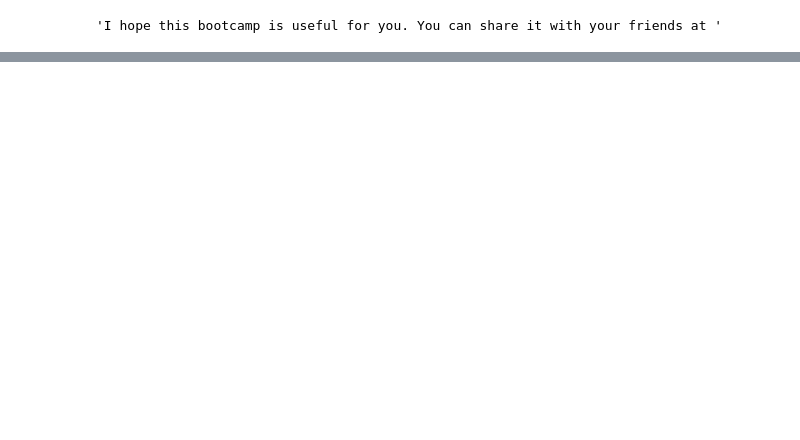
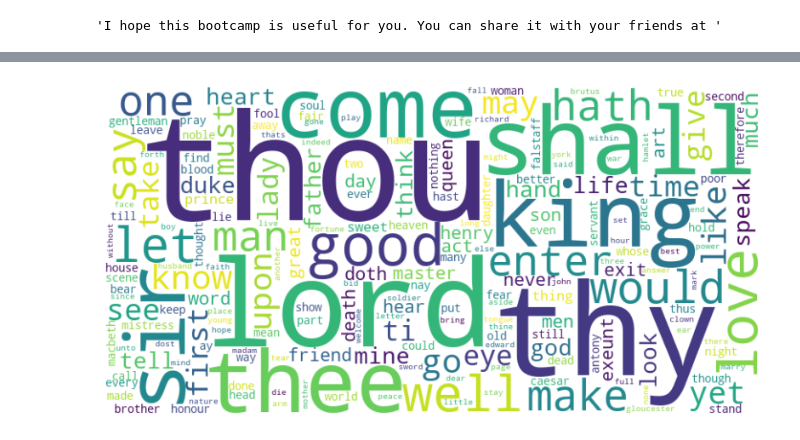
Before and after one commit to Kushagra-o7/NLP_Bootcamp, a Jupyter notebook: NLP_Assignment.ipynb, the cells around one changed output, grey strips where cells are left out. Drawn from its saved outputs; the diff is of its cells as text; code cells hidden in the pictures; blank space fills up the shorter version.

```diff
--- a/NLP_Assignment.ipynb
+++ b/NLP_Assignment.ipynb
@@ -40,8 +42,8 @@ def remove_urls(text):
     return url_pattern.sub(r'', text)
 
 # Example usage
-text = "I hope this bootcamp is useful for you. You can share it with your friends at https://example.com"
-remove_urls(text)
+ex_text = "I hope this bootcamp is useful for you. You can share it with your friends at https://example.com"
+remove_urls(ex_text)
 # %% [output]
 'I hope this bootcamp is useful for you. You can share it with your friends at '
 # %%
@@ -56,5 +58,5 @@ def stem_words(text):
     return stems
 
 # Example usage
-text = 'text preprocessing section in course nlp - deep learning'
-stem_words(text)
+ex_text = 'text preprocessing section in course nlp - deep learning'
+stem_words(ex_text)
@@ -111,0 +141,6 @@ print(tokens)
+# %%
+sentences_list = nltk.sent_tokenize(text)
+
+corpus = preprocessed_sentences = [pre_process(sentence) for sentence in sentences_list]
+
+print(corpus)
@@ -111,0 +149,13 @@ print(tokens)
+# %%
+# Creating a Bag of Words
+from sklearn.feature_extraction.text import CountVectorizer
+
+vectorizer = CountVectorizer()
+X = vectorizer.fit_transform(corpus)
+feature_names = vectorizer.get_feature_names_out()
+X_array = pd.DataFrame.sparse.from_spmatrix(X, columns=feature_names, index=corpus)
+
+print("Unique Word List: \n", feature_names)
+print()
+print("Bag of Words Matrix:")
+X_array
@@ -111,0 +204,16 @@ print(tokens)
+# %%
+from wordcloud import WordCloud
+import matplotlib.pyplot as plt
+
+word_counts = np.asarray(X.sum(axis=0)).ravel()
+frequencies = dict(zip(vectorizer.get_feature_names_out(), word_counts))
+
+wordcloud = WordCloud(width=800, height=400, background_color='white').generate_from_frequencies(frequencies)
+# wordcloud = WordCloud(width=800, height=400, background_color='white').generate_from_frequencies(vectorizer.vocabulary_)
+
+plt.figure(figsize=(10, 5))
+plt.imshow(wordcloud, interpolation='bilinear')
+plt.axis('off')
+plt.show()
+# %% [output]
+[figure, added]
```
Also changed, not shown: parts of 13 cells of this notebook.
